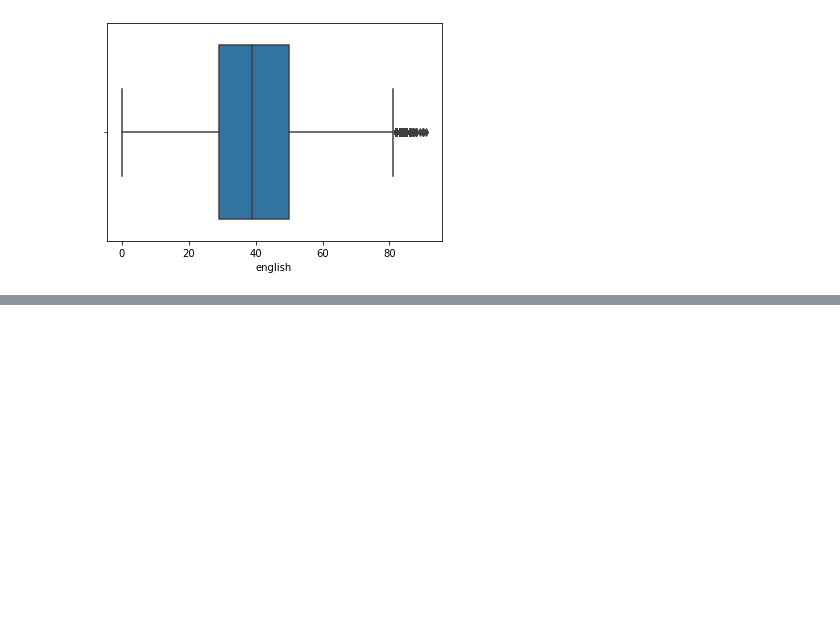
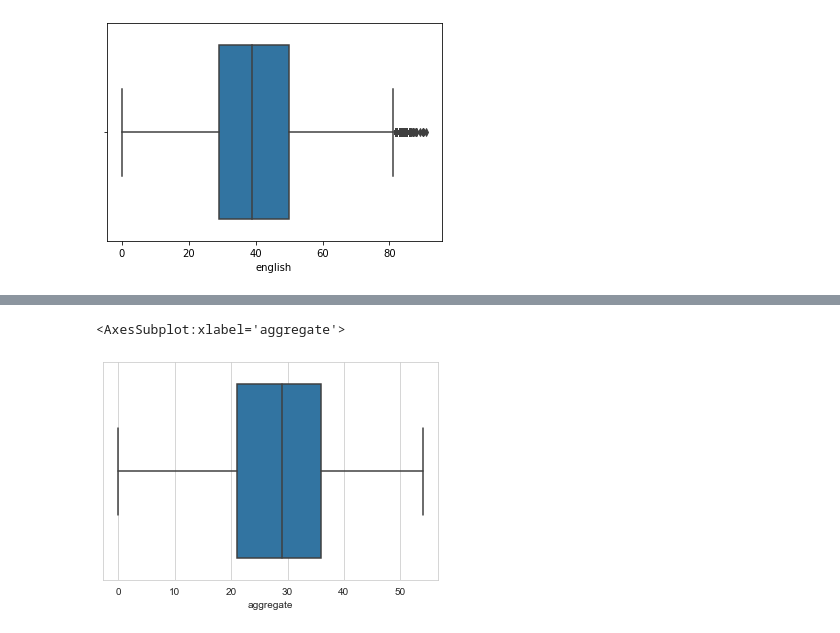
Before and after one commit to geshun/gh-bece-placement, a Jupyter notebook: bece-placement.ipynb, the cells around one changed output, grey strips where cells are left out. Cells and saved outputs as stored; diff of their text form; code cells hidden in the pictures; blank space fills up the shorter version.

```diff
--- a/bece-placement.ipynb
+++ b/bece-placement.ipynb
@@ -139,0 +149,5 @@ sns.boxplot(x = df["english"])
+# %%
+sns.boxplot(x = df["aggregate"])
+# %% [output]
+<AxesSubplot:xlabel='aggregate'>
+[figure, added]
```
Also changed, not shown: parts of 7 cells of this notebook.
